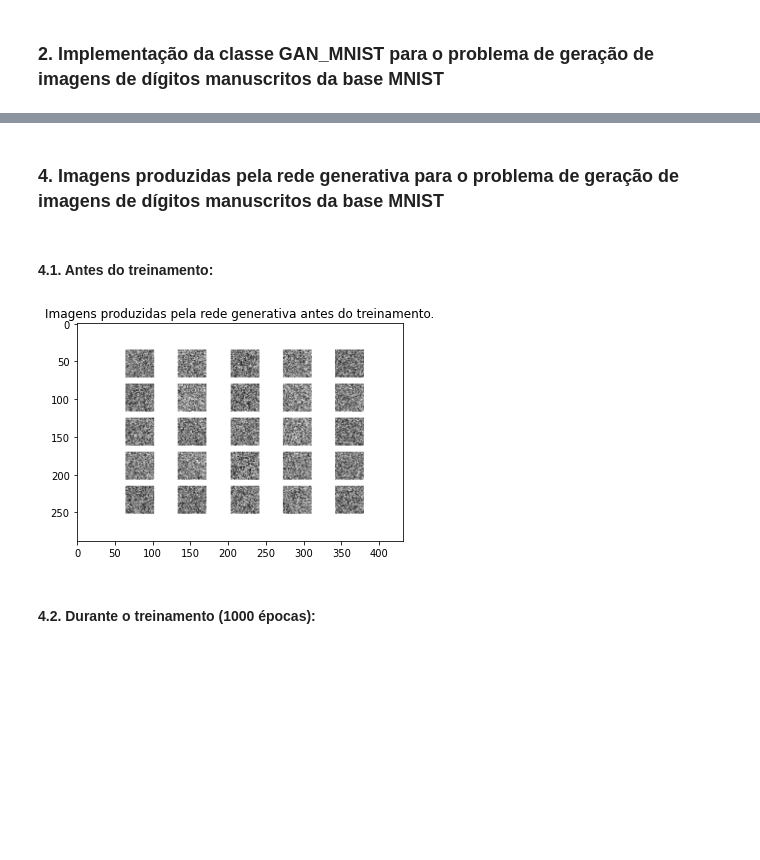
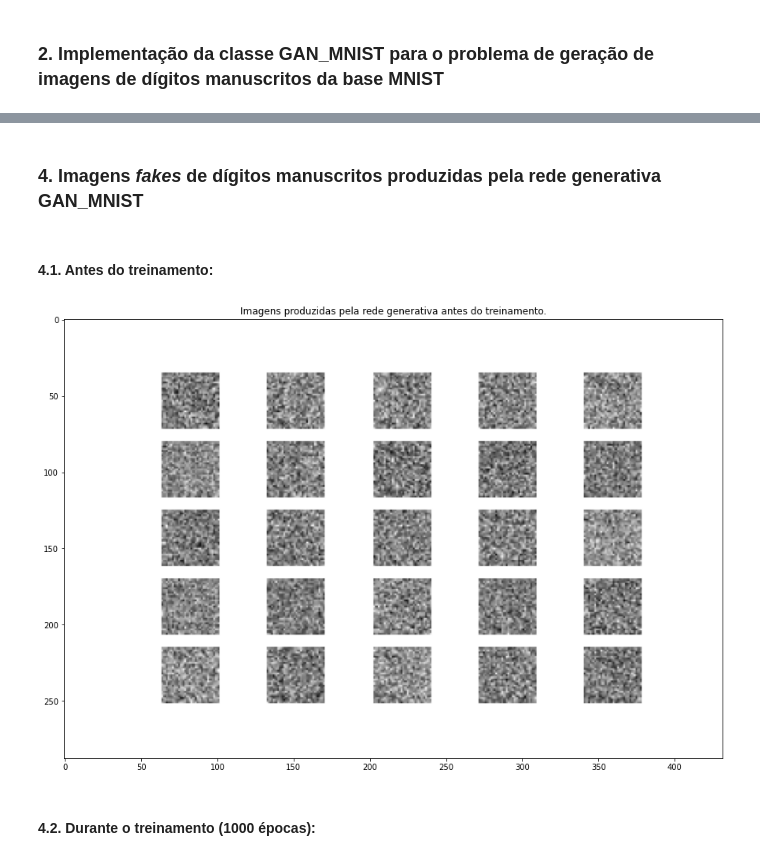
Before and after one commit to guilherme-rosa/IA353_RedesNeurais, a Jupyter notebook: EFC4/Q9/Q9.ipynb, the cells around one changed output, grey strips where cells are left out. Saved outputs shown, nothing was run; the diff lists cells and outputs as text; code cells hidden in the pictures; blank space fills up the shorter version.

```diff
--- a/EFC4/Q9/Q9.ipynb
+++ b/EFC4/Q9/Q9.ipynb
@@ -215,14 +192,15 @@ A saída de streaming foi truncada nas últimas 5000 linhas.
-# %% [markdown]
-### **4. Imagens produzidas pela rede generativa para o problema de geração de imagens de dígitos manuscritos da base MNIST**
+# %% [markdown]
+### **4. Imagens *fakes* de dígitos manuscritos produzidas pela rede generativa GAN_MNIST**
 # %% [markdown]
 #### **4.1. Antes do treinamento:**
 # %%
 image = mpimg.imread(path + "EFC4/Q9_Images_GAN_MNIST/0.png") # Please, define the working directory appropriately
+plt.figure(figsize=(15, 15))
 plt.imshow(image)
 plt.title('Imagens produzidas pela rede generativa antes do treinamento.')
 plt.show()
 # %% [output]
-[figure, old version]
+[figure, new version]
 # %% [markdown]
 #### **4.2. Durante o treinamento (1000 épocas):**
 # %%
```
Also changed, not shown: parts of 23 cells of this notebook, 1 other file.
